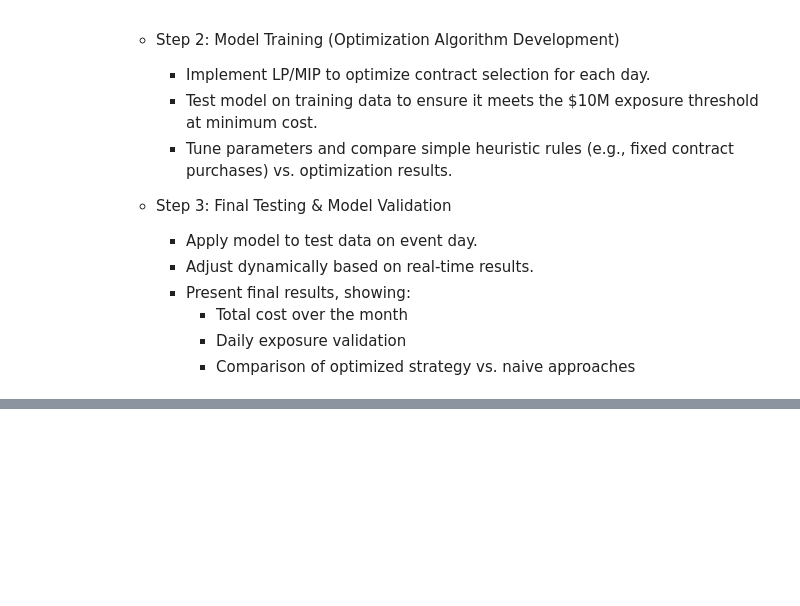
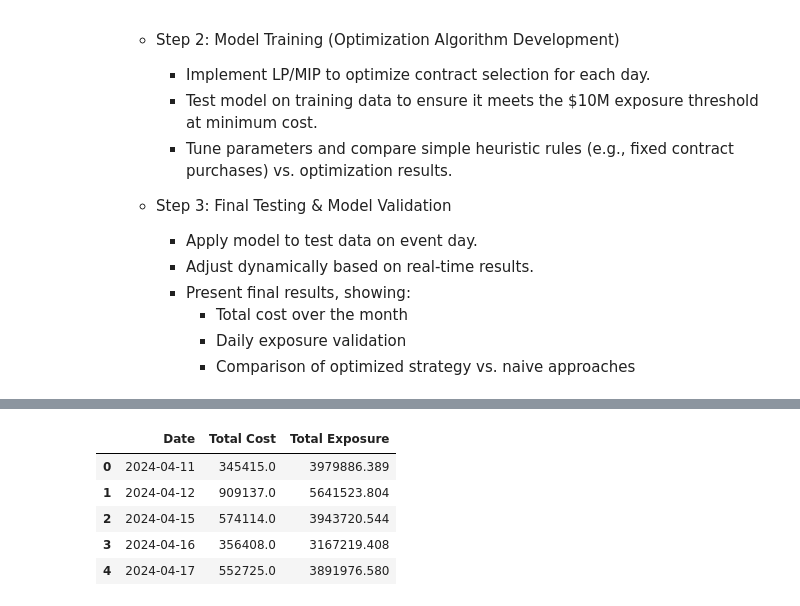
Before and after one commit to Qamil-Mirza/badss-2025-options-alpha-strategy, a Jupyter notebook: notebooks/analysis.ipynb, the cells around one changed output, grey strips where cells are left out. Cells and saved outputs as stored; diff of their text form; code cells hidden in the pictures; blank space fills up the shorter version.

```diff
--- a/notebooks/eda.ipynb
+++ b/notebooks/analysis.ipynb
@@ -335,0 +359,28 @@ Based on our exploratory data analysis (EDA), we now have a clear understanding
+# %%
+def summarize_daily_data(df):
+    df = df.copy()
+    # Ensure 'Date' column is in datetime format
+    df['Date'] = pd.to_datetime(df['Date'])
+
+    # Group by Date for cost and rename column to Total Cost
+    daily_cost = df.groupby('Date')["Cost"].sum().reset_index()
+    daily_cost.rename(columns={"Cost": "Total Cost"}, inplace=True)
+
+    # Group by Date for exposure and rename column to Total Exposure
+    daily_exposure = df.groupby('Date')["Exposure Achieved"].sum().reset_index()
+    daily_exposure.rename(columns={"Exposure Achieved": "Total Exposure"}, inplace=True)
+
+    # Merge the cost and exposure data on Date
+    daily_summary = daily_cost.merge(daily_exposure, on='Date')
+
+    return daily_summary
+
+daily_summary = summarize_daily_data(atm_df)
+daily_summary.head()
+# %% [output]
+|  | Date | Total Cost | Total Exposure |
+| 0 | 2024-04-11 | 345415.0 | 3979886.389 |
+| 1 | 2024-04-12 | 909137.0 | 5641523.804 |
+| 2 | 2024-04-15 | 574114.0 | 3943720.544 |
+| 3 | 2024-04-16 | 356408.0 | 3167219.408 |
+| 4 | 2024-04-17 | 552725.0 | 3891976.580 |
```
Also changed, not shown: parts of 4 cells of this notebook, 11 other files.
